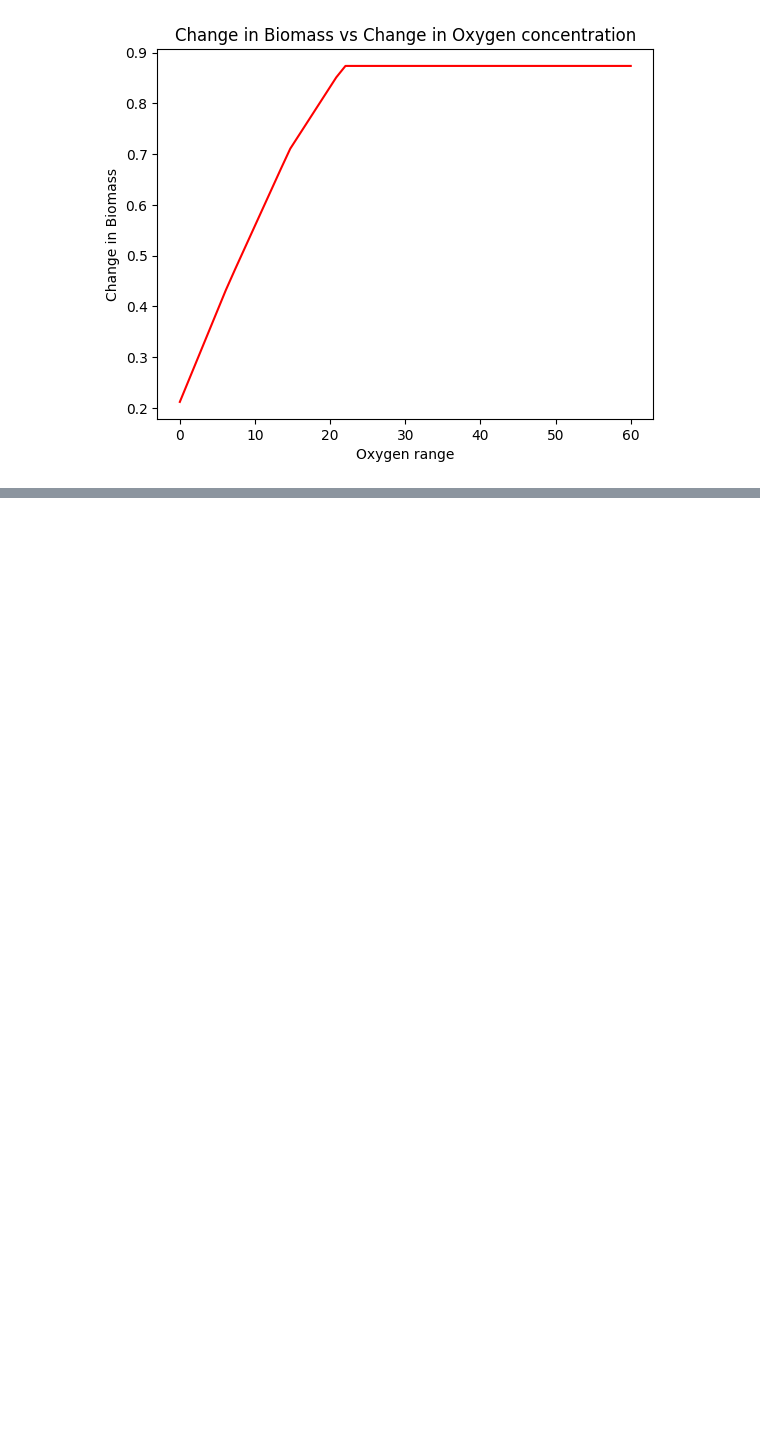
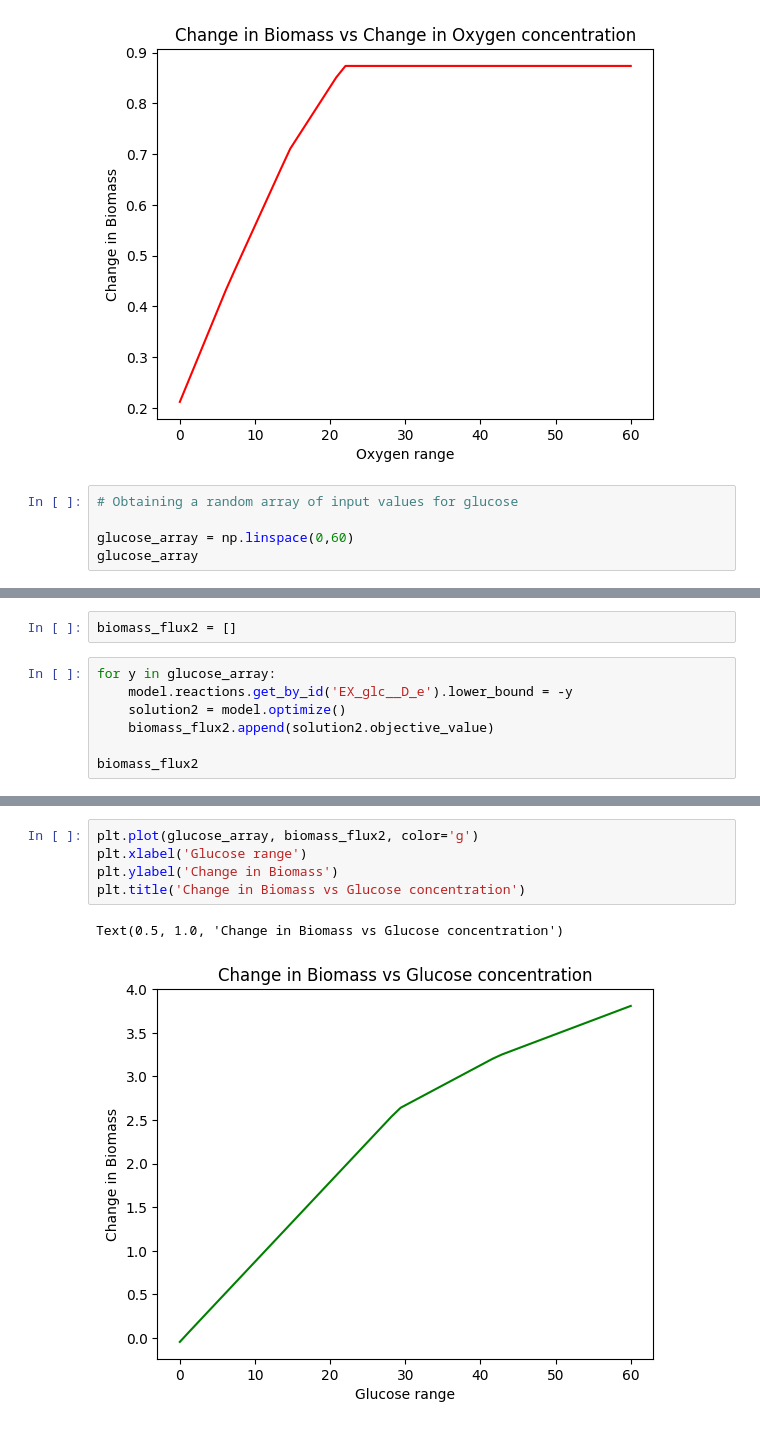
Before and after one commit to vivarium-collective/RashmiRotationProject---Microbial-Metabolic-Modeling-and-Analysis, a Jupyter notebook: Ecoli_CoreModel_Simulation.ipynb, the cells around one changed output, grey strips where cells are left out. Cells and saved outputs as stored; diff of their text form; blank space fills up the shorter version.

```diff
--- a/Ecoli_CoreModel_Simulation.ipynb
+++ b/Ecoli_CoreModel_Simulation.ipynb
@@ -171,3 +175,8 @@ plt.title("Change in Biomass vs Change in Oxygen concentration")
 # %% [output]
 Text(0.5, 1.0, 'Change in Biomass vs Change in Oxygen concentration')
 [figure]
+# %%
+# Obtaining a random array of input values for glucose
+
+glucose_array = np.linspace(0,60)
+glucose_array
@@ -173,0 +194,9 @@ Text(0.5, 1.0, 'Change in Biomass vs Change in Oxygen concentration')
+# %%
+biomass_flux2 = []
+# %%
+for y in glucose_array:
+    model.reactions.get_by_id('EX_glc__D_e').lower_bound = -y
+    solution2 = model.optimize()
+    biomass_flux2.append(solution2.objective_value)
+
+biomass_flux2
@@ -173,0 +221,8 @@ Text(0.5, 1.0, 'Change in Biomass vs Change in Oxygen concentration')
+# %%
+plt.plot(glucose_array, biomass_flux2, color='g')
+plt.xlabel('Glucose range')
+plt.ylabel('Change in Biomass')
+plt.title('Change in Biomass vs Glucose concentration')
+# %% [output]
+Text(0.5, 1.0, 'Change in Biomass vs Glucose concentration')
+[figure, added]
```
Also changed, not shown: parts of 4 cells of this notebook.
